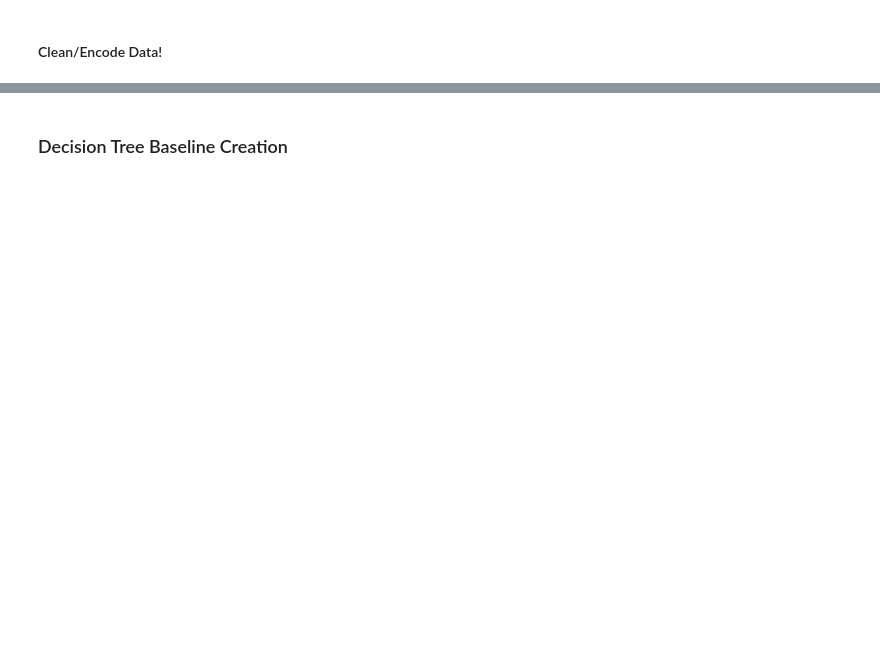
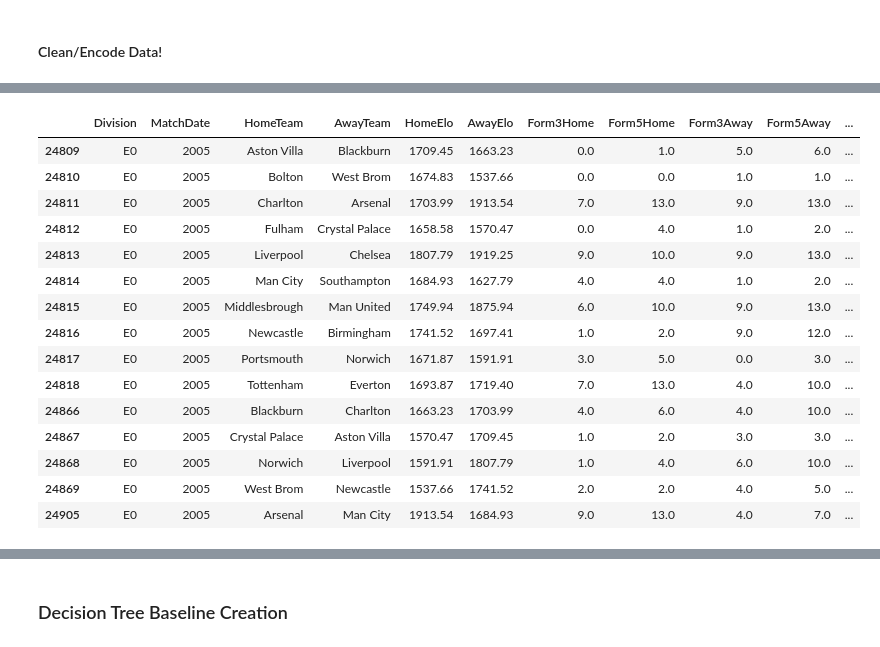
Before and after one commit to Josiah-MSOE/AI-Tools-Final-Project, a Jupyter notebook: Baseline_Model.ipynb, the cells around one changed output, grey strips where cells are left out. Cells and saved outputs as stored; diff of their text form; code cells hidden in the pictures; blank space fills up the shorter version.

```diff
--- a/Baseline_Model.ipynb
+++ b/Baseline_Model.ipynb
@@ -81,0 +54,22 @@ y_test =  test['result']
+# %%
+# Grab ONLY Premier League Data - Division Code = E0
+premier_results = premier_results[premier_results['Division'] == 'E0']
+pd.set_option('display.max_columns', None)
+premier_results.head(15)
+# %% [output]
+|  | Division | MatchDate | HomeTeam | AwayTeam | HomeElo | AwayElo | Form3Home | Form5Home | Form3Away | Form5Away | ... |
+| 24809 | E0 | 2005 | Aston Villa | Blackburn | 1709.45 | 1663.23 | 0.0 | 1.0 | 5.0 | 6.0 | ... |
+| 24810 | E0 | 2005 | Bolton | West Brom | 1674.83 | 1537.66 | 0.0 | 0.0 | 1.0 | 1.0 | ... |
+| 24811 | E0 | 2005 | Charlton | Arsenal | 1703.99 | 1913.54 | 7.0 | 13.0 | 9.0 | 13.0 | ... |
+| 24812 | E0 | 2005 | Fulham | Crystal Palace | 1658.58 | 1570.47 | 0.0 | 4.0 | 1.0 | 2.0 | ... |
+| 24813 | E0 | 2005 | Liverpool | Chelsea | 1807.79 | 1919.25 | 9.0 | 10.0 | 9.0 | 13.0 | ... |
+| 24814 | E0 | 2005 | Man City | Southampton | 1684.93 | 1627.79 | 4.0 | 4.0 | 1.0 | 2.0 | ... |
+| 24815 | E0 | 2005 | Middlesbrough | Man United | 1749.94 | 1875.94 | 6.0 | 10.0 | 9.0 | 13.0 | ... |
+| 24816 | E0 | 2005 | Newcastle | Birmingham | 1741.52 | 1697.41 | 1.0 | 2.0 | 9.0 | 12.0 | ... |
+| 24817 | E0 | 2005 | Portsmouth | Norwich | 1671.87 | 1591.91 | 3.0 | 5.0 | 0.0 | 3.0 | ... |
+| 24818 | E0 | 2005 | Tottenham | Everton | 1693.87 | 1719.40 | 7.0 | 13.0 | 4.0 | 10.0 | ... |
+| 24866 | E0 | 2005 | Blackburn | Charlton | 1663.23 | 1703.99 | 4.0 | 6.0 | 4.0 | 10.0 | ... |
+| 24867 | E0 | 2005 | Crystal Palace | Aston Villa | 1570.47 | 1709.45 | 1.0 | 2.0 | 3.0 | 3.0 | ... |
+| 24868 | E0 | 2005 | Norwich | Liverpool | 1591.91 | 1807.79 | 1.0 | 4.0 | 6.0 | 10.0 | ... |
+| 24869 | E0 | 2005 | West Brom | Newcastle | 1537.66 | 1741.52 | 2.0 | 2.0 | 4.0 | 5.0 | ... |
+| 24905 | E0 | 2005 | Arsenal | Man City | 1913.54 | 1684.93 | 9.0 | 13.0 | 4.0 | 7.0 | ... |
```
Also changed, not shown: parts of 21 cells of this notebook.
